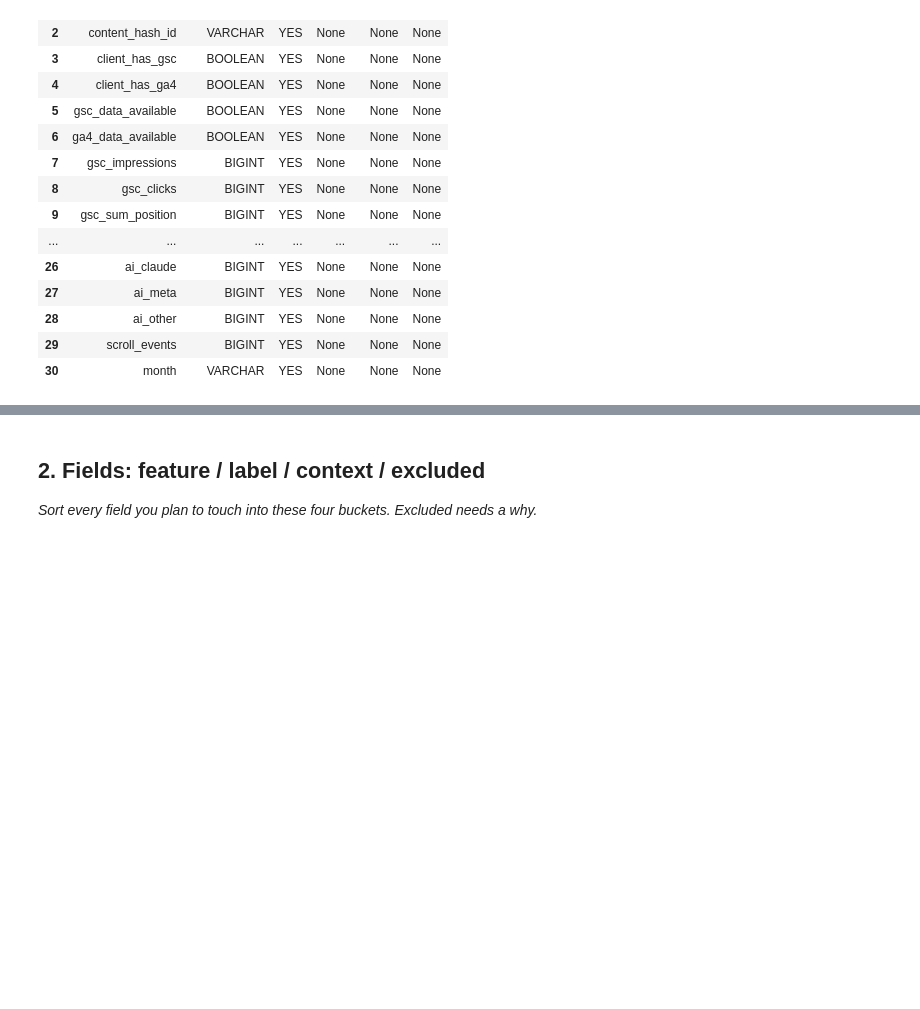
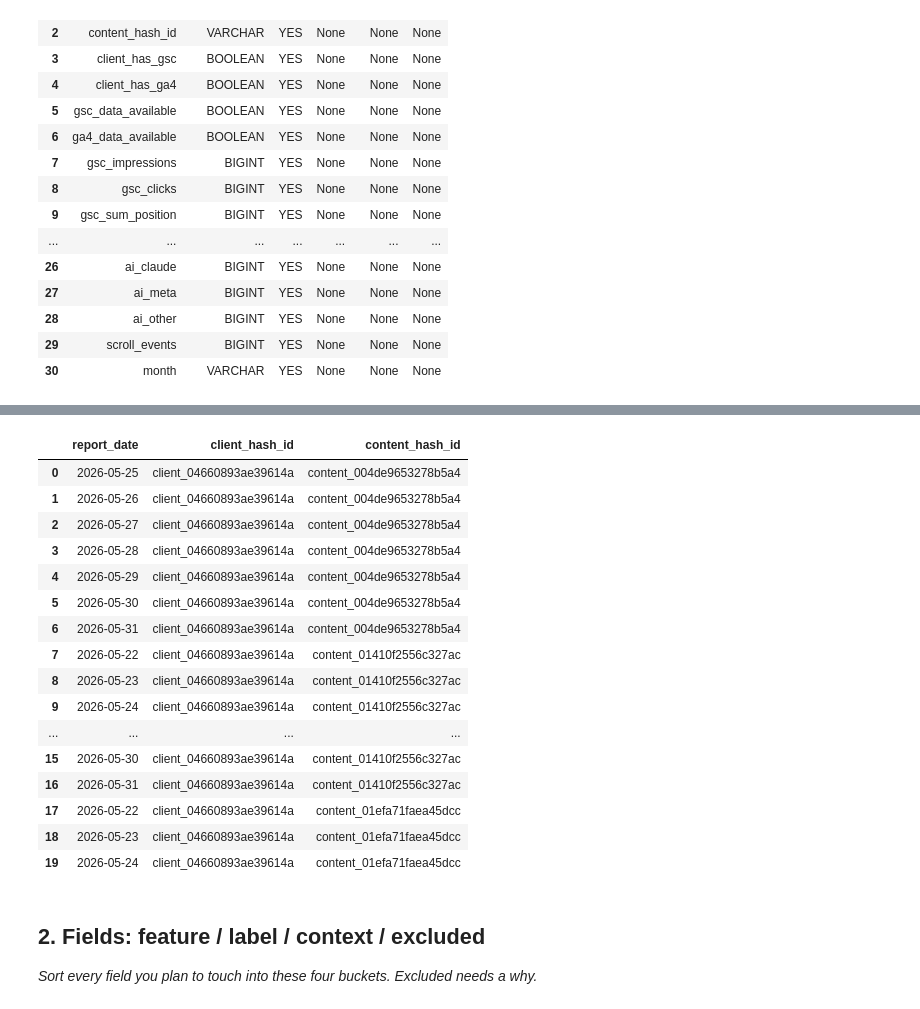
Before and after one commit to hydroz3/flyrank-ml-intern, a Jupyter notebook: work/notebooks/w03_data_contract.ipynb, the cells around one changed output, grey strips where cells are left out. Drawn from its saved outputs; the diff is of its cells as text; code cells hidden in the pictures; blank space fills up the shorter version.

```diff
--- a/work/notebooks/w03_data_contract.ipynb
+++ b/work/notebooks/w03_data_contract.ipynb
@@ -154,0 +189,3 @@ HTTPException: HTTP Error: HTTP GET error on 'https://huggingface.co/datasets/Fl
+# %%
+for f in files:
+  print(f)
@@ -154,0 +210,12 @@ HTTPException: HTTP Error: HTTP GET error on 'https://huggingface.co/datasets/Fl
+# %%
+from huggingface_hub import hf_hub_download
+
+readme_path = hf_hub_download(
+    repo_id="FlyRank/internship-warehouse",
+    filename="README.md",
+    repo_type="dataset",
+    token=token
+)
+
+with open(readme_path, "r") as f:
+    print(f.read())
@@ -175,0 +307,13 @@ HTTPException: HTTP Error: HTTP GET error on 'https://huggingface.co/datasets/Fl
+# %%
+import duckdb
+con = duckdb.connect()
+
+# FlyRank warehouse root
+rel = "hf://datasets/FlyRank/internship-warehouse"
+
+con.execute(f"""
+    CREATE OR REPLACE SECRET hf_secret (
+        TYPE huggingface,
+        TOKEN '{token}'
+    )
+""")
@@ -176,3 +325,36 @@ HTTPException: HTTP Error: HTTP GET error on 'https://huggingface.co/datasets/Fl
+# %%
+check_2 = con.sql(f"""
+    SELECT
+        report_date,
+        client_hash_id,
+        content_hash_id
+    FROM read_parquet(
+        '{rel}/fact_content_daily_performance/month=2026-05/**/*.parquet'
+    )
+    ORDER BY client_hash_id, content_hash_id, report_date
+    LIMIT 20
+""").df()
+
+#client_hash_id -> smallest first, content_hash_id, then report date
+check_2
+# %% [output]
+|  | report_date | client_hash_id | content_hash_id |
+| 0 | 2026-05-25 | client_04660893ae39614a | content_004de9653278b5a4 |
+| 1 | 2026-05-26 | client_04660893ae39614a | content_004de9653278b5a4 |
+| 2 | 2026-05-27 | client_04660893ae39614a | content_004de9653278b5a4 |
+| 3 | 2026-05-28 | client_04660893ae39614a | content_004de9653278b5a4 |
+| 4 | 2026-05-29 | client_04660893ae39614a | content_004de9653278b5a4 |
+| 5 | 2026-05-30 | client_04660893ae39614a | content_004de9653278b5a4 |
+| 6 | 2026-05-31 | client_04660893ae39614a | content_004de9653278b5a4 |
+| 7 | 2026-05-22 | client_04660893ae39614a | content_01410f2556c327ac |
+| 8 | 2026-05-23 | client_04660893ae39614a | content_01410f2556c327ac |
+| 9 | 2026-05-24 | client_04660893ae39614a | content_01410f2556c327ac |
+| ... | ... | ... | ... |
+| 15 | 2026-05-30 | client_04660893ae39614a | content_01410f2556c327ac |
+| 16 | 2026-05-31 | client_04660893ae39614a | content_01410f2556c327ac |
+| 17 | 2026-05-22 | client_04660893ae39614a | content_01efa71faea45dcc |
+| 18 | 2026-05-23 | client_04660893ae39614a | content_01efa71faea45dcc |
+| 19 | 2026-05-24 | client_04660893ae39614a | content_01efa71faea45dcc |
 # %% [markdown]
 ## 2. Fields: feature / label / context / excluded
 
```
Also changed, not shown: parts of 23 cells of this notebook.
